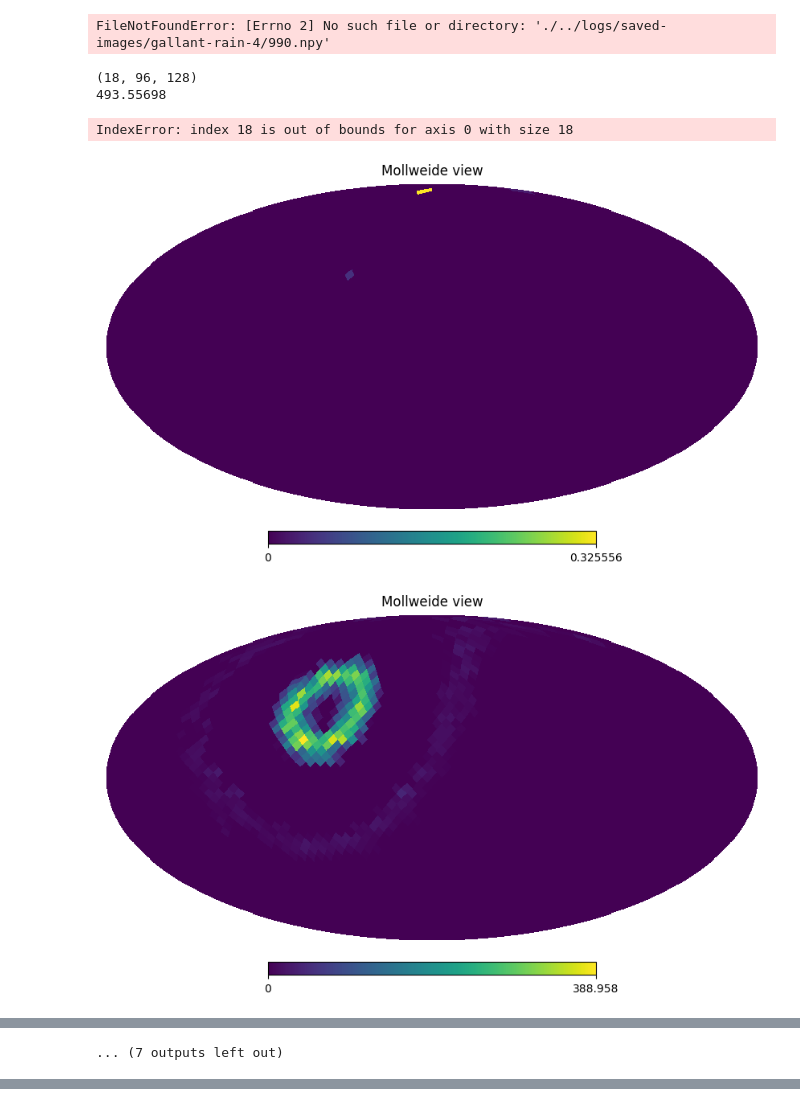
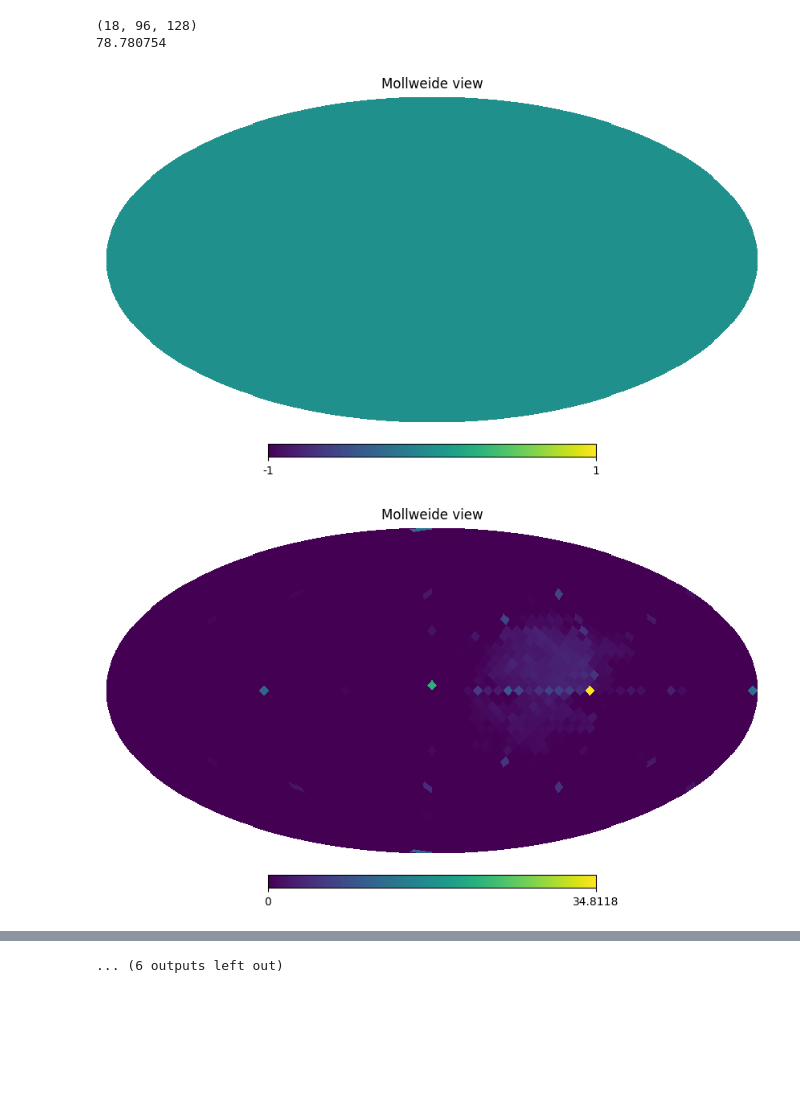
Before and after one commit to zoglauer/nn-response-approximation, a Jupyter notebook: src/notebooks/open_images.ipynb, the cells around one changed output, grey strips where cells are left out. Saved outputs shown, nothing was run; the diff lists cells and outputs as text; code cells hidden in the pictures; blank space fills up the shorter version.

```diff
--- a/src/notebooks/open_images.ipynb
+++ b/src/notebooks/open_images.ipynb
@@ -1,17 +1,15 @@
 # %%
 import numpy as np
 
-FILENAME="./../logs/saved-images/gallant-rain-4/990.npy"
+FILENAME="../../logs/saved-images/auspicious-rat-16/110.npy"
 
 arr = np.load(FILENAME)
-# %% [output]
-FileNotFoundError: [Errno 2] No such file or directory: './../logs/saved-images/gallant-rain-4/990.npy'
 # %%
 print(arr.shape)
 print(np.max(arr))
 # %% [output]
 (18, 96, 128)
-493.55698
+78.780754
 # %%
 NSIDE = 16
 NUMPIX = 12 * NSIDE ** 2
@@ -19,33 +17,32 @@ COMPTON_RESOLUTION_DEG = 10
 # %%
 
 import healpy as hp
 import matplotlib.pyplot as plt
 import pickle
 
 import sys
 
 sys.path.append("../utils")
 
 from mapping import reconstruct_from_cartesian
 
 with open(f'/Users/akotamraju/Documents/dev/URAP/main-responseapprox/mappings/NSIDE_16_x128_y96.pkl', 'rb') as f:
     cart_to_heal_map = pickle.load(f)
 
-for i in range(36):
+for i in range(len(arr)):
     test_data_y = arr[i]
 
     # flat = test_data_y.flatten()
 
     recons = reconstruct_from_cartesian(test_data_y, NSIDE, cart_to_heal_map)
 
 
     # minval = np.min(cross_sec[np.nonzero(cross_sec)])
     # maxval = np.max(cross_sec[np.nonzero(cross_sec)])
 
     # print(minval, maxval)
 
     hp.mollview(recons)
 # %% [output]
-IndexError: index 18 is out of bounds for axis 0 with size 18
-[figure, old version]
+[figure, new version]
-[figure, old version]
+[figure, new version]
@@ -61 +57,0 @@ IndexError: index 18 is out of bounds for axis 0 with size 18
-... (7 outputs left out)
@@ -61,0 +59 @@ IndexError: index 18 is out of bounds for axis 0 with size 18
+... (6 outputs left out)
```
Also changed, not shown: parts of 1 cell of this notebook, 1 other file.
